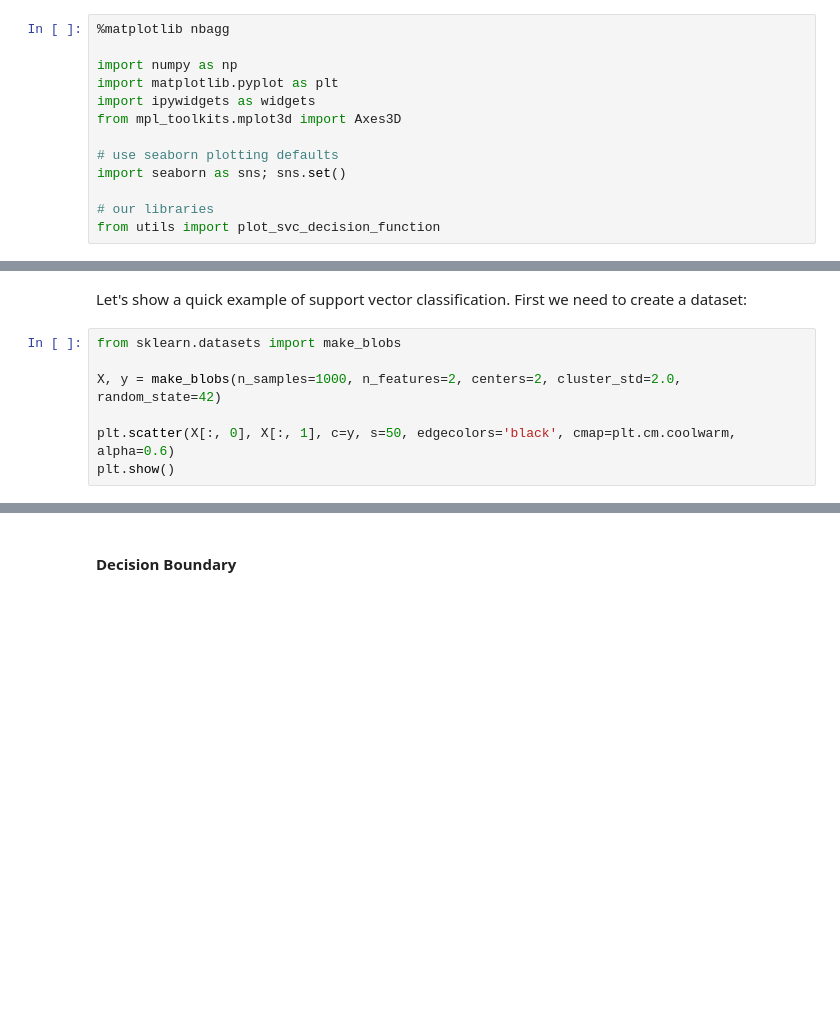
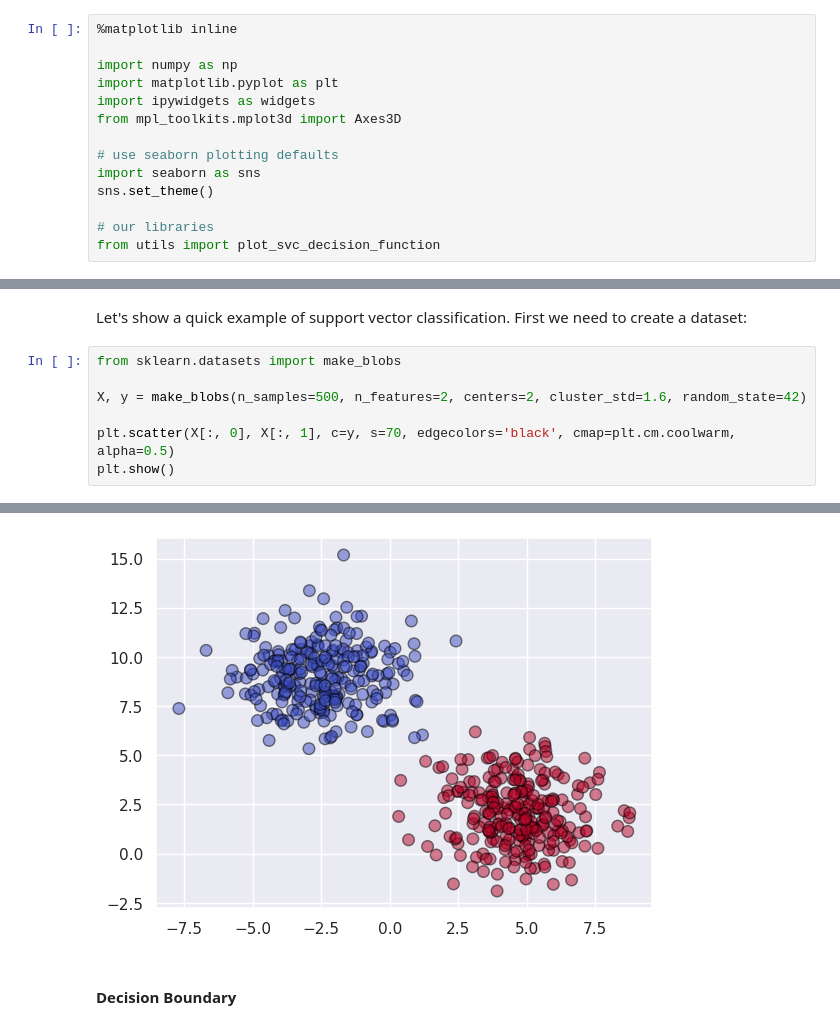
Before and after one commit to MORTAZAD66/ML_Practice, a Jupyter notebook: SVM/7-SVM_Demo.ipynb, the cells around one changed output, grey strips where cells are left out. Saved outputs shown, nothing was run; the diff lists cells and outputs as text; blank space fills up the shorter version.

```diff
--- a/SVM/7-SVM_Demo.ipynb
+++ b/SVM/7-SVM_Demo.ipynb
@@ -14,7 +6,7 @@
 - Kernel Trick for non-linear classification
 - Multi-class SVM
 # %%
-%matplotlib nbagg
+%matplotlib inline
 
 import numpy as np
 import matplotlib.pyplot as plt
@@ -22,7 +14,8 @@ import ipywidgets as widgets
 from mpl_toolkits.mplot3d import Axes3D
 
 # use seaborn plotting defaults
-import seaborn as sns; sns.set()
+import seaborn as sns
+sns.set_theme()
 
 # our libraries
 from utils import plot_svc_decision_function
@@ -38,8 +31,8 @@ Let's show a quick example of support vector classification. First we need to cr
 # %%
 from sklearn.datasets import make_blobs
 
-X, y = make_blobs(n_samples=1000, n_features=2, centers=2, cluster_std=2.0, random_state=42)
+X, y = make_blobs(n_samples=500, n_features=2, centers=2, cluster_std=1.6, random_state=42)
 
-plt.scatter(X[:, 0], X[:, 1], c=y, s=50, edgecolors='black', cmap=plt.cm.coolwarm, alpha=0.6)
+plt.scatter(X[:, 0], X[:, 1], c=y, s=70, edgecolors='black', cmap=plt.cm.coolwarm, alpha=0.5)
 plt.show()
 # %% [output]
@@ -48,3 +39,4 @@ plt.show()
+[figure, added]
 # %% [markdown]
 #### Decision Boundary
 # %% [markdown]
```
Also changed, not shown: parts of 16 cells of this notebook, 1 other file.
